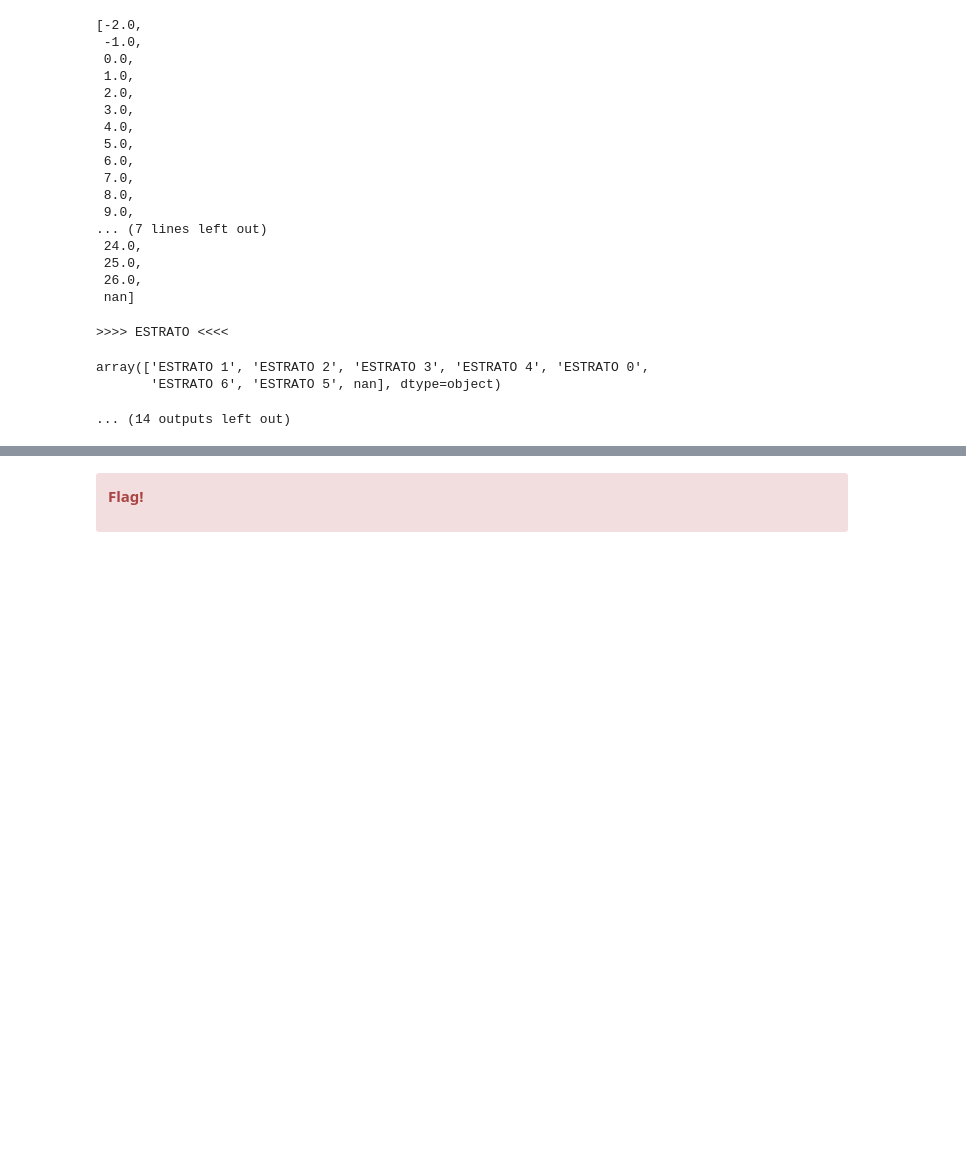
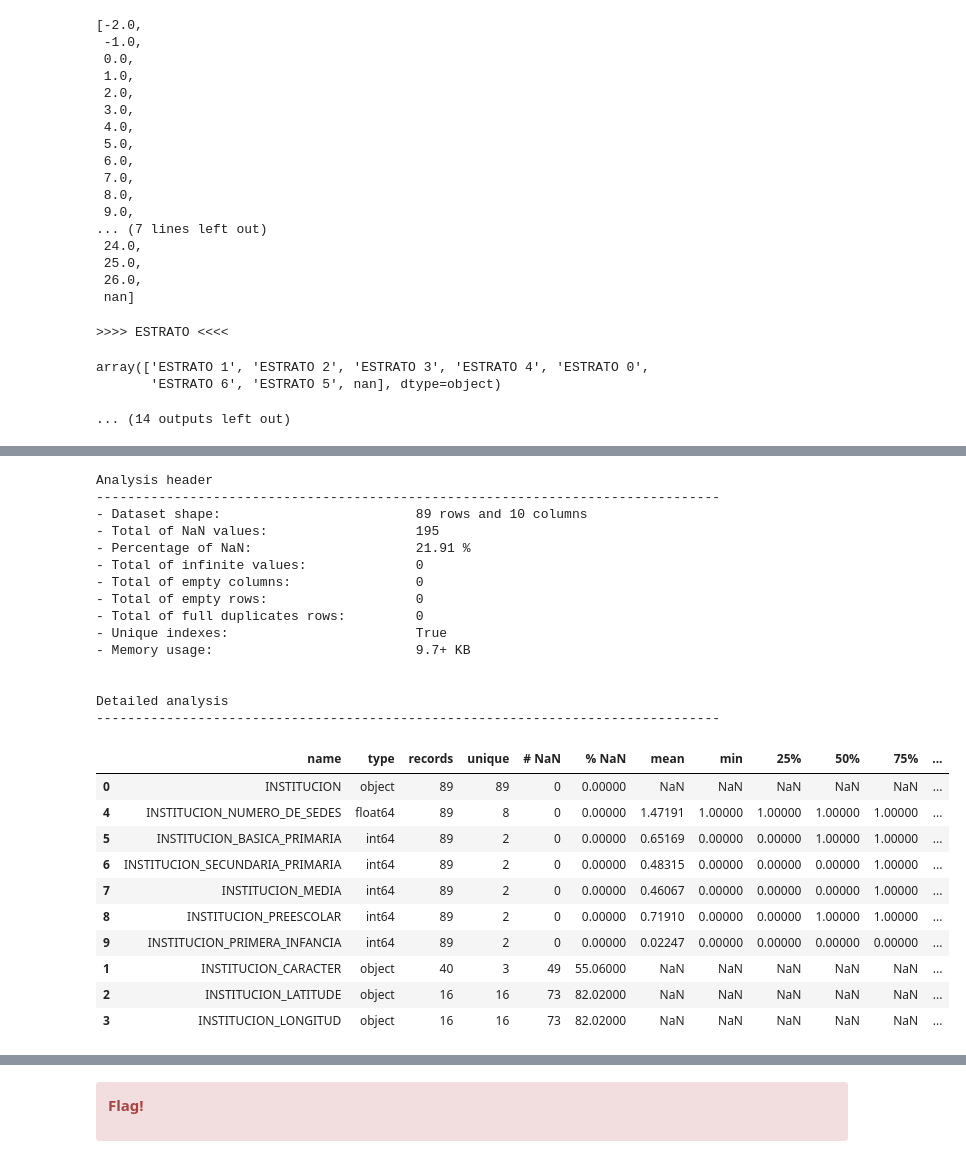
Before and after one commit to samirhinojosa/school-dropout-in-sogamoso, a Jupyter notebook: notebooks/school_dropout_eda - 07062022.ipynb, the cells around one changed output, grey strips where cells are left out. Cells and saved outputs as stored; diff of their text form; code cells hidden in the pictures; blank space fills up the shorter version.

```diff
--- a/notebooks/school_dropout_eda - 07062022.ipynb
+++ b/notebooks/school_dropout_eda - 07062022.ipynb
@@ -713,0 +913,5 @@ NameError: name 'C' is not defined
+# %%
+df_schools_MEN = (
+    df_schools_MEN.drop(columns="INSTITUCION_NIVELES")
+      .join(df_schools_MEN["INSTITUCION_NIVELES"].str.get_dummies(sep=","))
+)
@@ -713,0 +926,7 @@ NameError: name 'C' is not defined
+# %%
+df_schools_MEN.rename(columns={
+    "BÁSICA PRIMARIA" : "INSTITUCION_BASICA_PRIMARIA",
+    "BÁSICA SECUNDARIA" : "INSTITUCION_SECUNDARIA_PRIMARIA",
+    "MEDIA" : "INSTITUCION_MEDIA",
+    "PREESCOLAR" : "INSTITUCION_PREESCOLAR",
+    "PRIMERA INFANCIA" : "INSTITUCION_PRIMERA_INFANCIA"}, inplace=True)
@@ -713,0 +996,29 @@ NameError: name 'C' is not defined
+# %%
+df_analysis(df_schools_MEN, analysis_type="complete")
+# %% [output]
+Analysis header
+--------------------------------------------------------------------------------
+- Dataset shape:                         89 rows and 10 columns
+- Total of NaN values:                   195
+- Percentage of NaN:                     21.91 %
+- Total of infinite values:              0
+- Total of empty columns:                0
+- Total of empty rows:                   0
+- Total of full duplicates rows:         0
+- Unique indexes:                        True
+- Memory usage:                          9.7+ KB
+
+
+Detailed analysis
+--------------------------------------------------------------------------------
+|  | name | type | records | unique | # NaN | % NaN | mean | min | 25% | 50% | 75% | ... |
+| 0 | INSTITUCION | object | 89 | 89 | 0 | 0.00000 | NaN | NaN | NaN | NaN | NaN | ... |
+| 4 | INSTITUCION_NUMERO_DE_SEDES | float64 | 89 | 8 | 0 | 0.00000 | 1.47191 | 1.00000 | 1.00000 | 1.00000 | 1.00000 | ... |
+| 5 | INSTITUCION_BASICA_PRIMARIA | int64 | 89 | 2 | 0 | 0.00000 | 0.65169 | 0.00000 | 0.00000 | 1.00000 | 1.00000 | ... |
+| 6 | INSTITUCION_SECUNDARIA_PRIMARIA | int64 | 89 | 2 | 0 | 0.00000 | 0.48315 | 0.00000 | 0.00000 | 0.00000 | 1.00000 | ... |
+| 7 | INSTITUCION_MEDIA | int64 | 89 | 2 | 0 | 0.00000 | 0.46067 | 0.00000 | 0.00000 | 0.00000 | 1.00000 | ... |
+| 8 | INSTITUCION_PREESCOLAR | int64 | 89 | 2 | 0 | 0.00000 | 0.71910 | 0.00000 | 0.00000 | 1.00000 | 1.00000 | ... |
+| 9 | INSTITUCION_PRIMERA_INFANCIA | int64 | 89 | 2 | 0 | 0.00000 | 0.02247 | 0.00000 | 0.00000 | 0.00000 | 0.00000 | ... |
+| 1 | INSTITUCION_CARACTER | object | 40 | 3 | 49 | 55.06000 | NaN | NaN | NaN | NaN | NaN | ... |
+| 2 | INSTITUCION_LATITUDE | object | 16 | 16 | 73 | 82.02000 | NaN | NaN | NaN | NaN | NaN | ... |
+| 3 | INSTITUCION_LONGITUD | object | 16 | 16 | 73 | 82.02000 | NaN | NaN | NaN | NaN | NaN | ... |
```
Also changed, not shown: parts of 44 cells of this notebook, 1 other file.
